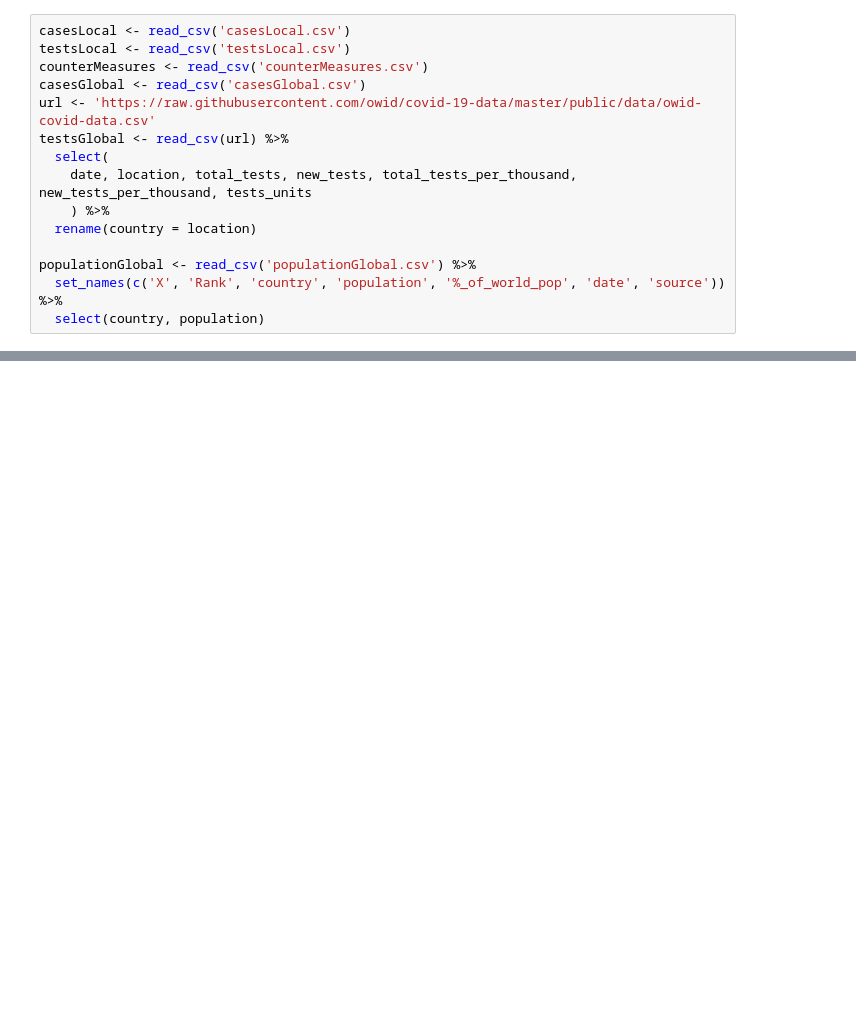
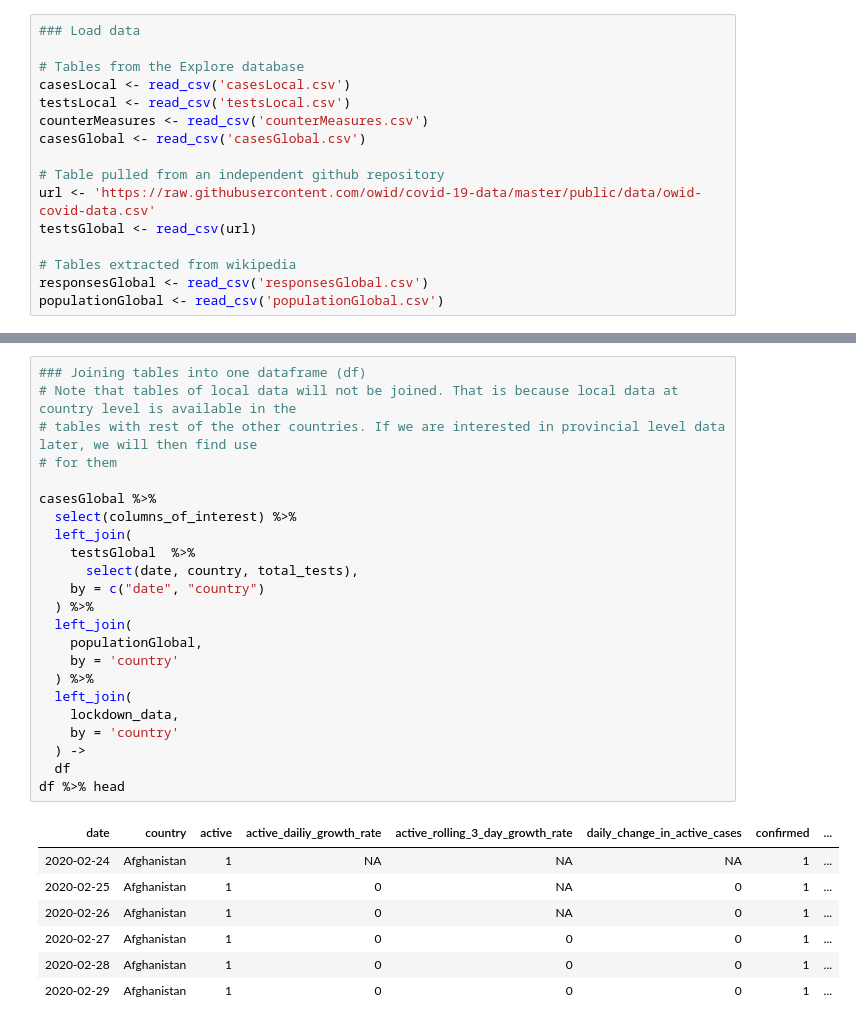
Before and after one commit to titusndondo/COVID-19, a Jupyter notebook: Exploratory data analysis/Data analysis with R.ipynb, the cells around one changed output, grey strips where cells are left out. Cells and saved outputs as stored; diff of their text form; blank space fills up the shorter version.

```diff
--- a/Exploratory data analysis/Data analysis with R.ipynb
+++ b/Exploratory data analysis/Data analysis with R.ipynb
@@ -25,18 +31,19 @@ The following object is masked from 'package:dplyr':
 # %%
+### Load data
+
+# Tables from the Explore database
 casesLocal <- read_csv('casesLocal.csv')
 testsLocal <- read_csv('testsLocal.csv')
 counterMeasures <- read_csv('counterMeasures.csv')
 casesGlobal <- read_csv('casesGlobal.csv')
+
+# Table pulled from an independent github repository
 url <- 'https://raw.githubusercontent.com/owid/covid-19-data/master/public/data/owid-covid-data.csv'
-testsGlobal <- read_csv(url) %>%
-  select(
-    date, location, total_tests, new_tests, total_tests_per_thousand, new_tests_per_thousand, tests_units
-    ) %>%
-  rename(country = location)
+testsGlobal <- read_csv(url)
 
-populationGlobal <- read_csv('populationGlobal.csv') %>%
-  set_names(c('X', 'Rank', 'country', 'population', '%_of_world_pop', 'date', 'source')) %>%
-  select(country, population)
+# Tables extracted from wikipedia
+responsesGlobal <- read_csv('responsesGlobal.csv')
+populationGlobal <- read_csv('populationGlobal.csv')
 # %% [output]
 Warning message:
 "Missing column names filled in: 'X1' [1]"Parsed with column specification:
@@ -105,0 +121,31 @@ for (i in all_countries) {
+# %%
+### Joining tables into one dataframe (df)
+# Note that tables of local data will not be joined. That is because local data at country level is available in the
+# tables with rest of the other countries. If we are interested in provincial level data later, we will then find use
+# for them
+
+casesGlobal %>%
+  select(columns_of_interest) %>%
+  left_join(
+    testsGlobal  %>%
+      select(date, country, total_tests),
+    by = c("date", "country")
+  ) %>%
+  left_join(
+    populationGlobal,
+    by = 'country'
+  ) %>%
+  left_join(
+    lockdown_data,
+    by = 'country'
+  ) ->
+  df
+df %>% head
+# %% [output]
+| date | country | active | active_dailiy_growth_rate | active_rolling_3_day_growth_rate | daily_change_in_active_cases | confirmed | ... |
+| 2020-02-24 | Afghanistan | 1 | NA | NA | NA | 1 | ... |
+| 2020-02-25 | Afghanistan | 1 | 0 | NA | 0 | 1 | ... |
+| 2020-02-26 | Afghanistan | 1 | 0 | NA | 0 | 1 | ... |
+| 2020-02-27 | Afghanistan | 1 | 0 | 0 | 0 | 1 | ... |
+| 2020-02-28 | Afghanistan | 1 | 0 | 0 | 0 | 1 | ... |
+| 2020-02-29 | Afghanistan | 1 | 0 | 0 | 0 | 1 | ... |
```
Also changed, not shown: parts of 29 cells of this notebook.
